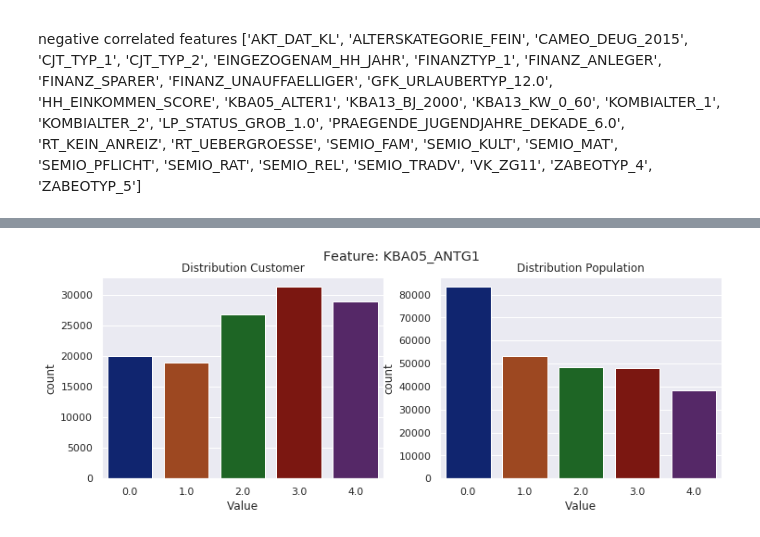
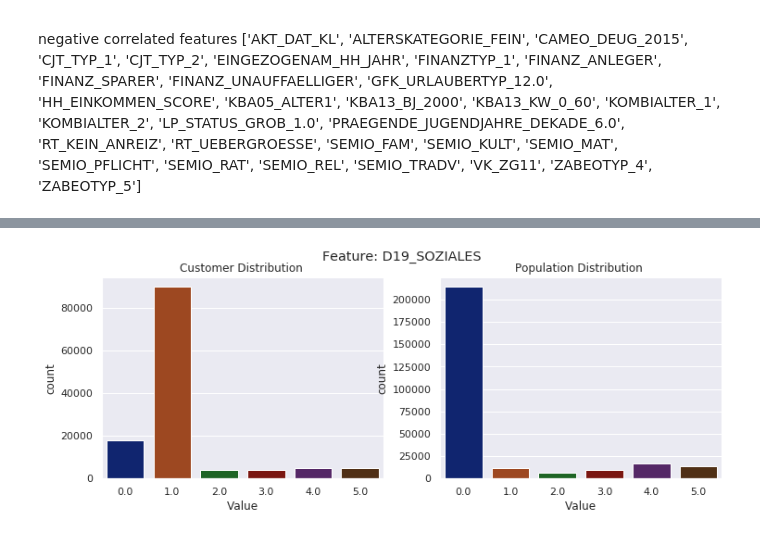
Before and after one commit to kross11480/courses, a Jupyter notebook: capstone/Arvato Project Workbook.ipynb, the cells around one changed output, grey strips where cells are left out. Drawn from its saved outputs; the diff is of its cells as text; code cells hidden in the pictures.

```diff
--- a/capstone/Arvato Project Workbook.ipynb
+++ b/capstone/Arvato Project Workbook.ipynb
@@ -606,7 +579,7 @@ plot_compare_feat('FINANZ_MINIMALIST', customers_p , azdias_p)
 # %%
-plot_compare_feat('KBA05_ANTG1', customers_p , azdias_p)
+plot_compare_feat('D19_SOZIALES', customers_p , azdias_p)
 # %% [output]
-[figure, old version]
+[figure, new version]
 # %%
 #%%time
 #file_customers= Path('customers.h5')
```
Also changed, not shown: parts of 22 cells of this notebook, 2 other files.
